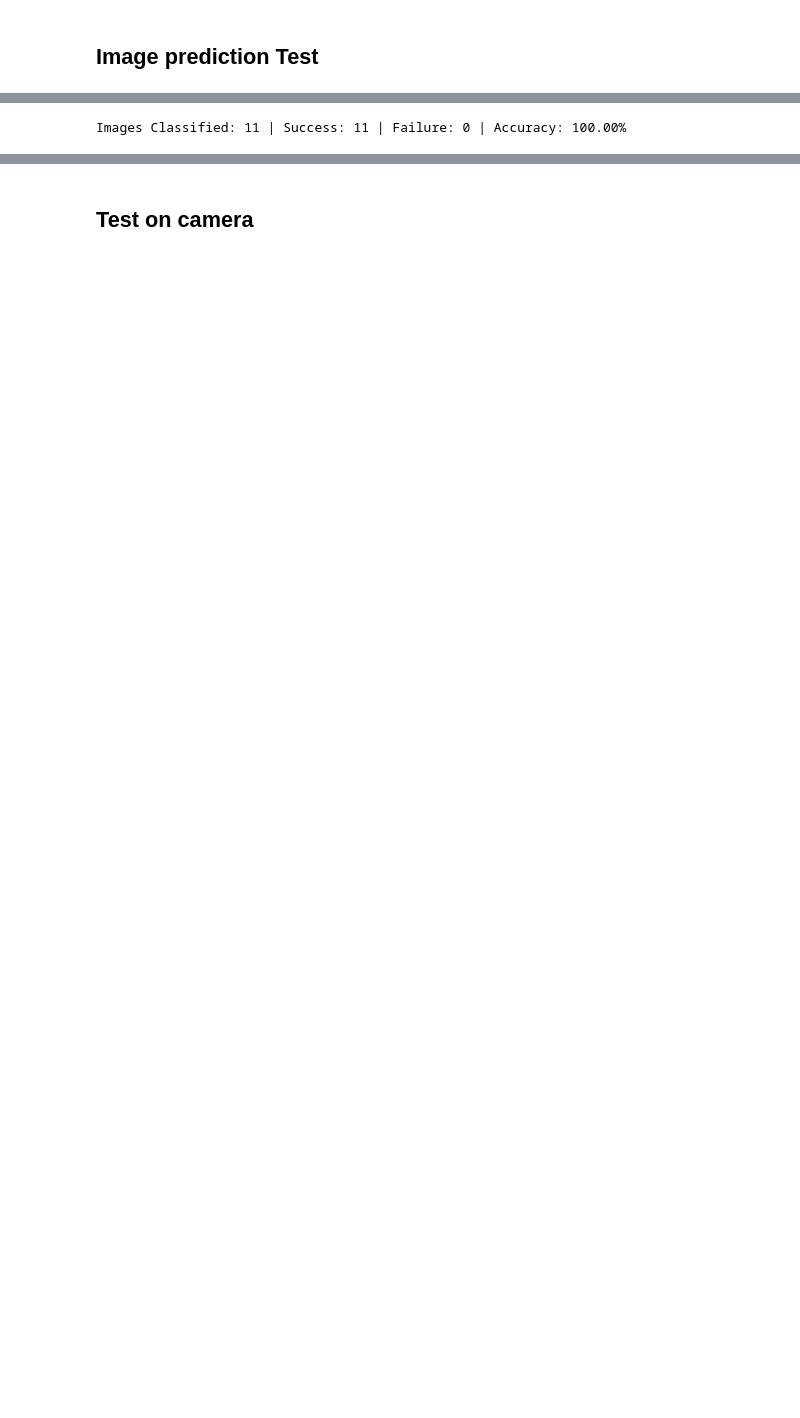
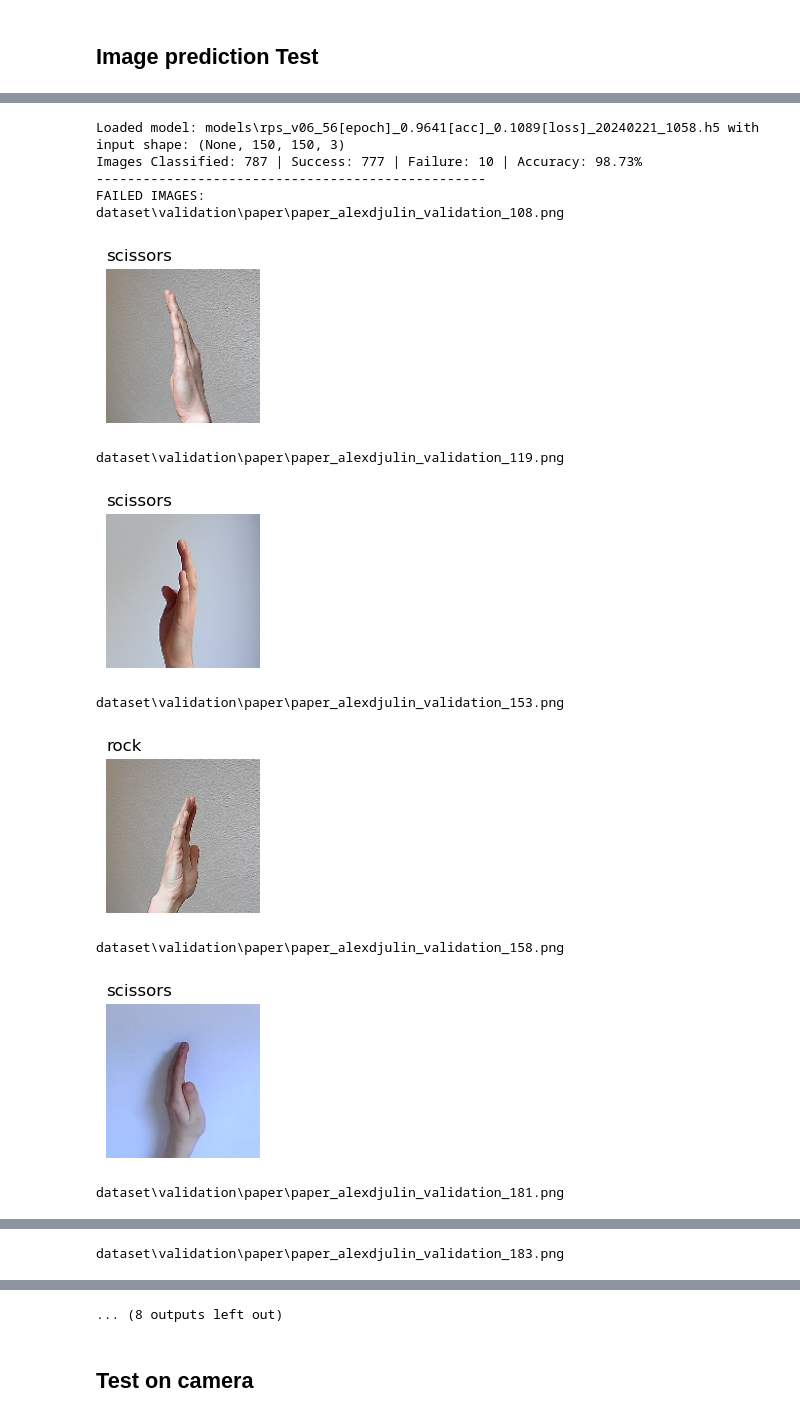
Before and after one commit to alexdjulin/RockPaperScissorsCNN, a Jupyter notebook: train_cnn.ipynb, the cells around one changed output, grey strips where cells are left out. Saved outputs shown, nothing was run; the diff lists cells and outputs as text; code cells hidden in the pictures; blank space fills up the shorter version.

```diff
--- a/train_cnn.ipynb
+++ b/train_cnn.ipynb
@@ -233,16 +278,17 @@ print(predicted_class_label)
 # %%
+model = load_rps_model()
+input_model_size = model.layers[0].input_shape[1:3]
+
 success = 0
 failure = 0
 total = 0
 failed_images = []
 
 # load model
-model = load_model('models/rps_v04_100epochs_20240209_2137.h5')
 class_indices = {'paper': 0, 'rock': 1, 'scissors': 2}
 class_labels = {v:k for k, v in class_indices.items()}
-input_model_size = (150, 150)
 
-test_images = 10
+test_images = None  # limit number of images to test if needed, None to go through all of them
 idx = 0
 
 for subfolder in ['rock', 'paper', 'scissors']:
@@ -251,7 +297,7 @@ for subfolder in ['rock', 'paper', 'scissors']:
 
     for img_name in os.listdir(current_folder):
 
-        if idx > test_images:
+        if test_images is not None and idx > test_images:
             break
         idx += 1
 
@@ -270,31 +316,43 @@ for subfolder in ['rock', 'paper', 'scissors']:
         # Get predicted class index
         predicted_class_index = np.argmax(prediction_prob)
 
         # Map predicted class index to class label
         predicted_class_label = class_labels[predicted_class_index]
 
         # Print predicted class label
         if subfolder == predicted_class_label:
             success += 1
             result = 'success'
         else:
             failure += 1
             result = 'failure'
             failed_images.append((img_normalized, predicted_class_label, img_file))
 
         total += 1
         print(f'\rImages Classified: {total} | Success: {success} | Failure: {failure} | Accuracy: {success/total*100:.2f}%', end=' ', flush=True)
 
 # print failed images with prediction and path
 if failed_images:
     print(f"\n{50 * '-'}\nFAILED IMAGES:")
     for roi_copy, label, path in failed_images:
         print(path)
         img_size = 200
         plt.figure(figsize=(img_size/100, img_size/100))
         plt.imshow(roi_copy, cmap='gray')
         plt.title(label, loc='left')
         plt.axis('off')
         plt.show()
 # %% [output]
-Images Classified: 11 | Success: 11 | Failure: 0 | Accuracy: 100.00%
+Loaded model: models\rps_v06_56[epoch]_0.9641[acc]_0.1089[loss]_20240221_1058.h5 with input shape: (None, 150, 150, 3)
+Images Classified: 787 | Success: 777 | Failure: 10 | Accuracy: 98.73%
+--------------------------------------------------
+FAILED IMAGES:
+dataset\validation\paper\paper_alexdjulin_validation_108.png
+[figure, added]
+dataset\validation\paper\paper_alexdjulin_validation_119.png
+[figure, added]
+dataset\validation\paper\paper_alexdjulin_validation_153.png
+[figure, added]
+dataset\validation\paper\paper_alexdjulin_validation_158.png
+[figure, added]
+dataset\validation\paper\paper_alexdjulin_validation_181.png
@@ -300,0 +360 @@ Images Classified: 11 | Success: 11 | Failure: 0 | Accuracy: 100.00%
+dataset\validation\paper\paper_alexdjulin_validation_183.png
@@ -301,3 +362,4 @@ Images Classified: 11 | Success: 11 | Failure: 0 | Accuracy: 100.00%
+... (8 outputs left out)
 # %% [markdown]
 ## Test on camera
 # %%
```
Also changed, not shown: parts of 23 cells of this notebook.
